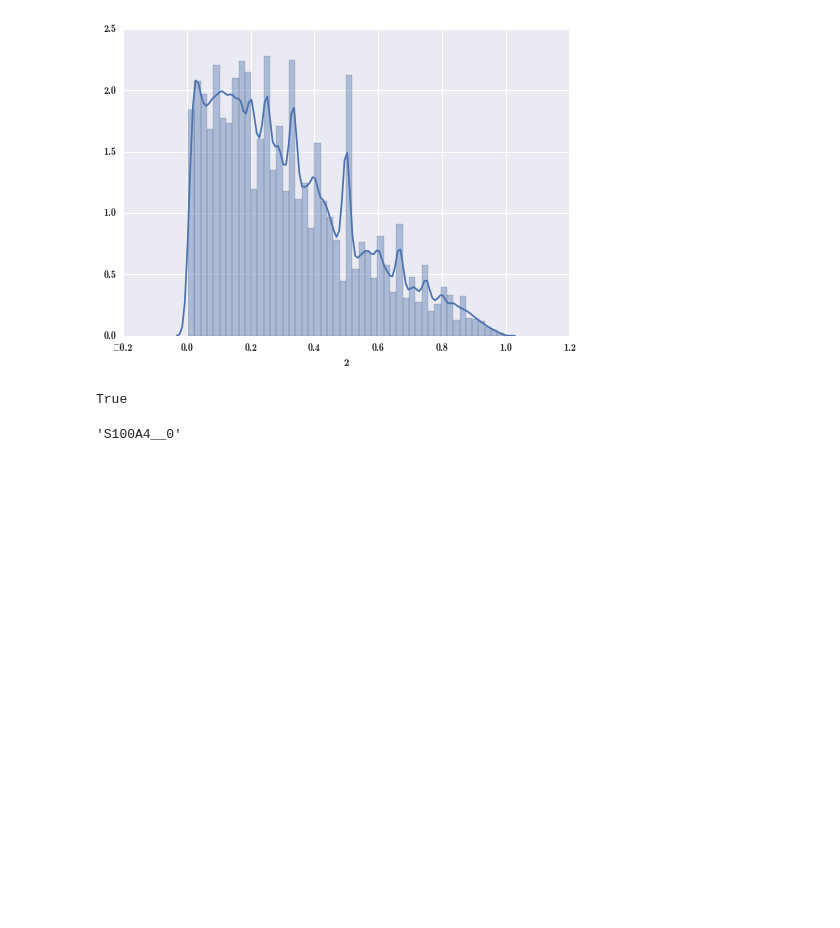
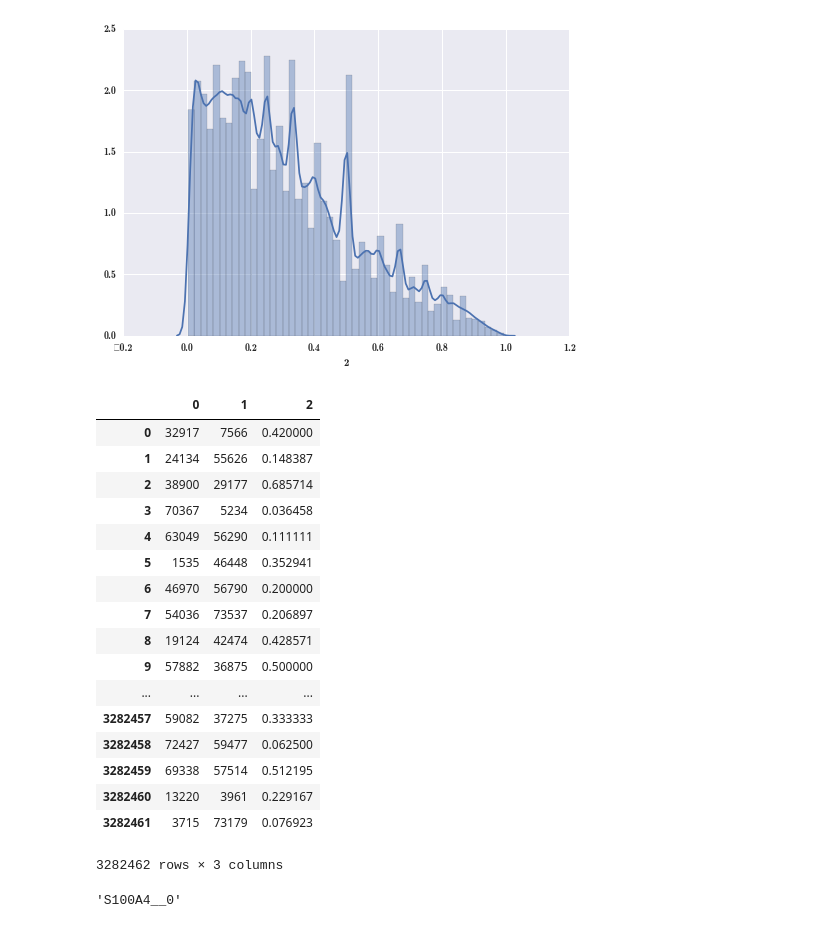
Before and after one commit to COMBINE-lab/quark, a Jupyter notebook: make_graph.ipynb, the cells around one changed output. Saved outputs shown, nothing was run; the diff lists cells and outputs as text; code cells hidden in the pictures; blank space fills up the shorter version.

```diff
--- a/make_graph.ipynb
+++ b/make_graph.ipynb
@@ -234,10 +234,27 @@ sns.distplot(df[2])
 # %% [output]
 <matplotlib.axes._subplots.AxesSubplot at 0x...>
 [figure]
-# %%
-' S100A4__0' < 'RPL7__1'
-# %% [output]
-True
+# %%
+df
+# %% [output]
+|  | 0 | 1 | 2 |
+| 0 | 32917 | 7566 | 0.420000 |
+| 1 | 24134 | 55626 | 0.148387 |
+| 2 | 38900 | 29177 | 0.685714 |
+| 3 | 70367 | 5234 | 0.036458 |
+| 4 | 63049 | 56290 | 0.111111 |
+| 5 | 1535 | 46448 | 0.352941 |
+| 6 | 46970 | 56790 | 0.200000 |
+| 7 | 54036 | 73537 | 0.206897 |
+| 8 | 19124 | 42474 | 0.428571 |
+| 9 | 57882 | 36875 | 0.500000 |
+| ... | ... | ... | ... |
+| 3282457 | 59082 | 37275 | 0.333333 |
+| 3282458 | 72427 | 59477 | 0.062500 |
+| 3282459 | 69338 | 57514 | 0.512195 |
+| 3282460 | 13220 | 3961 | 0.229167 |
+| 3282461 | 3715 | 73179 | 0.076923 |
+3282462 rows × 3 columns
 # %%
 ' S100A4__0'.strip()
 # %% [output]
```
Also changed, not shown: 2 other files.
